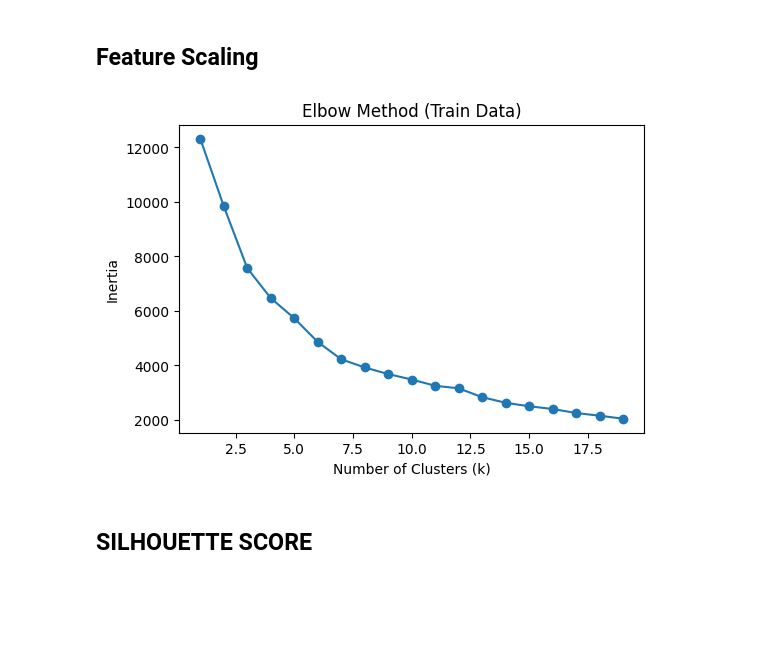
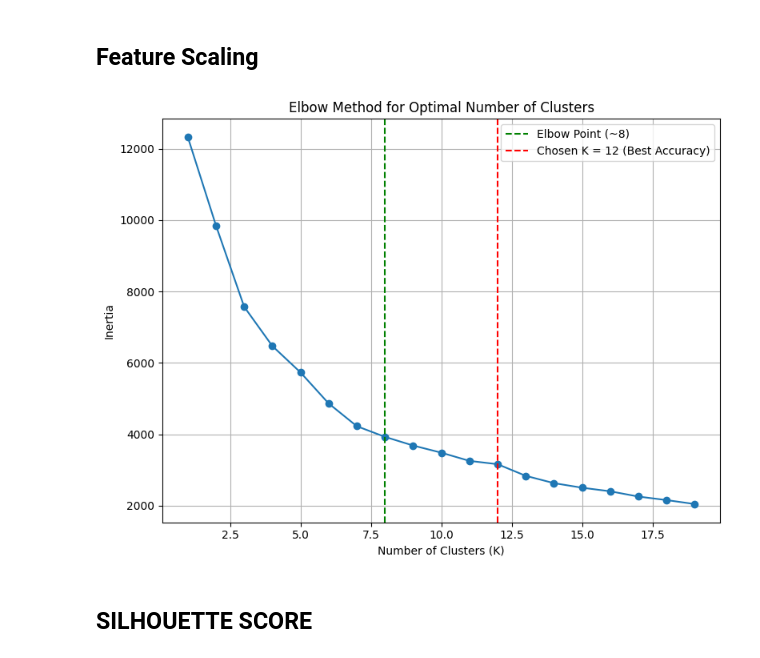
Before and after one commit to bhardwajamrit7/Crop_Advisory_system, a Jupyter notebook: notebooks/Crop_Clustering_Analysis.ipynb, the cells around one changed output. Drawn from its saved outputs; the diff is of its cells as text; code cells hidden in the pictures; blank space fills up the shorter version.

Commit message:
Some changes in clustering

```diff
--- a/notebooks/Crop_Clustering_Analysis.ipynb
+++ b/notebooks/Crop_Clustering_Analysis.ipynb
@@ -56,27 +56,35 @@ scaler = StandardScaler()
 X_train_scaled = scaler.fit_transform(X_train)
 X_test_scaled = scaler.transform(X_test)
 # %%
-# ==============================
-# ELBOW METHOD (ON TRAIN DATA)
-# ==============================
+from sklearn.cluster import KMeans
+import matplotlib.pyplot as plt
 
 inertia = []
+K_range = range(1, 20)
 
-for k in range(1, 20):
+for k in K_range:
     kmeans = KMeans(n_clusters=k, random_state=42)
     kmeans.fit(X_train_scaled)
     inertia.append(kmeans.inertia_)
 
-import matplotlib.pyplot as plt
+plt.figure(figsize=(8,6))
+plt.plot(K_range, inertia, marker='o')
 
-plt.figure(figsize=(6,4))
-plt.plot(range(1,20), inertia, marker='o')
-plt.title("Elbow Method (Train Data)")
-plt.xlabel("Number of Clusters (k)")
+plt.title("Elbow Method for Optimal Number of Clusters")
+plt.xlabel("Number of Clusters (K)")
 plt.ylabel("Inertia")
+
+plt.grid(True)
+
+# Mark both points
+plt.axvline(x=8, color='green', linestyle='--', label='Elbow Point (~8)')
+plt.axvline(x=12, color='red', linestyle='--', label='Chosen K = 12 (Best Accuracy)')
+
+plt.legend()
+plt.tight_layout()
 plt.show()
 # %% [output]
-[figure, old version]
+[figure, new version]
 # %% [markdown]
 ## SILHOUETTE SCORE
 # %%
```
Also changed, not shown: parts of 1 cell of this notebook, 5 other files.
